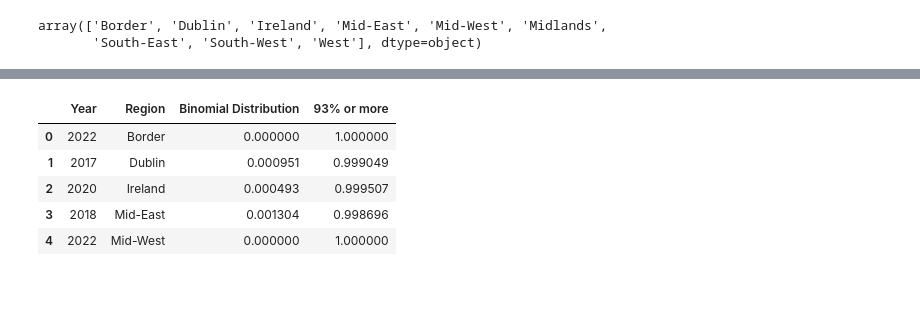
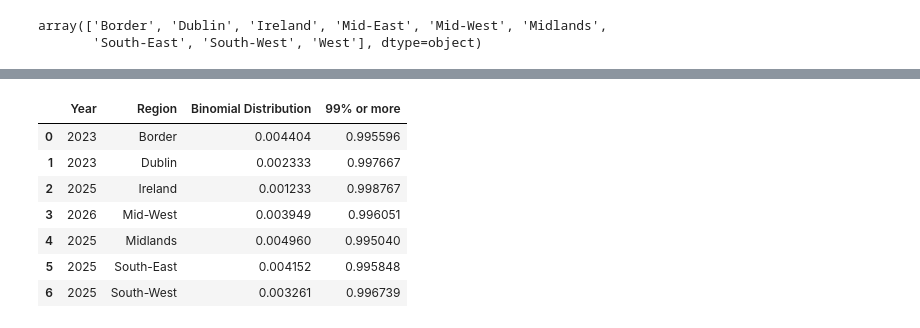
Before and after one commit to Natidhcp/MSc_DA, a Jupyter notebook: Stats_binom.ipynb, the cells around one changed output, grey strips where cells are left out. Saved outputs shown, nothing was run; the diff lists cells and outputs as text; code cells hidden in the pictures; blank space fills up the shorter version.

```diff
--- a/Stats_binom.ipynb
+++ b/Stats_binom.ipynb
@@ -225,10 +117,12 @@ binomial = pd.DataFrame(data,columns=['Year','Region','Binomial Distribution','9
-# %%
-binomial.head()
-# %% [output]
-|  | Year | Region | Binomial Distribution | 93% or more |
-| 0 | 2022 | Border | 0.000000 | 1.000000 |
-| 1 | 2017 | Dublin | 0.000951 | 0.999049 |
-| 2 | 2020 | Ireland | 0.000493 | 0.999507 |
-| 3 | 2018 | Mid-East | 0.001304 | 0.998696 |
-| 4 | 2022 | Mid-West | 0.000000 | 1.000000 |
+# %%
+binomial99
+# %% [output]
+|  | Year | Region | Binomial Distribution | 99% or more |
+| 0 | 2023 | Border | 0.004404 | 0.995596 |
+| 1 | 2023 | Dublin | 0.002333 | 0.997667 |
+| 2 | 2025 | Ireland | 0.001233 | 0.998767 |
+| 3 | 2026 | Mid-West | 0.003949 | 0.996051 |
+| 4 | 2025 | Midlands | 0.004960 | 0.995040 |
+| 5 | 2025 | South-East | 0.004152 | 0.995848 |
+| 6 | 2025 | South-West | 0.003261 | 0.996739 |
 # %%
```
Also changed, not shown: parts of 19 cells of this notebook, 10 other files.
